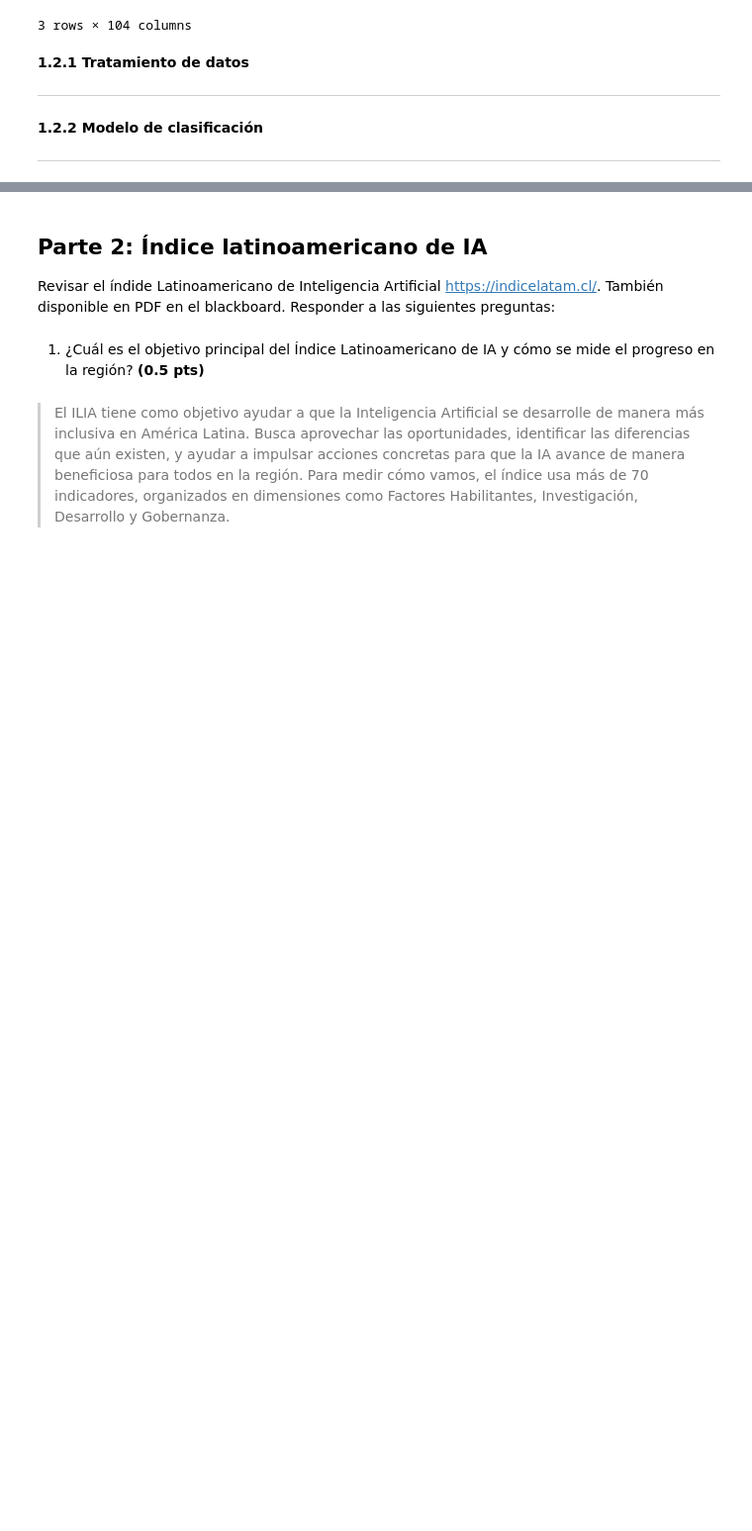
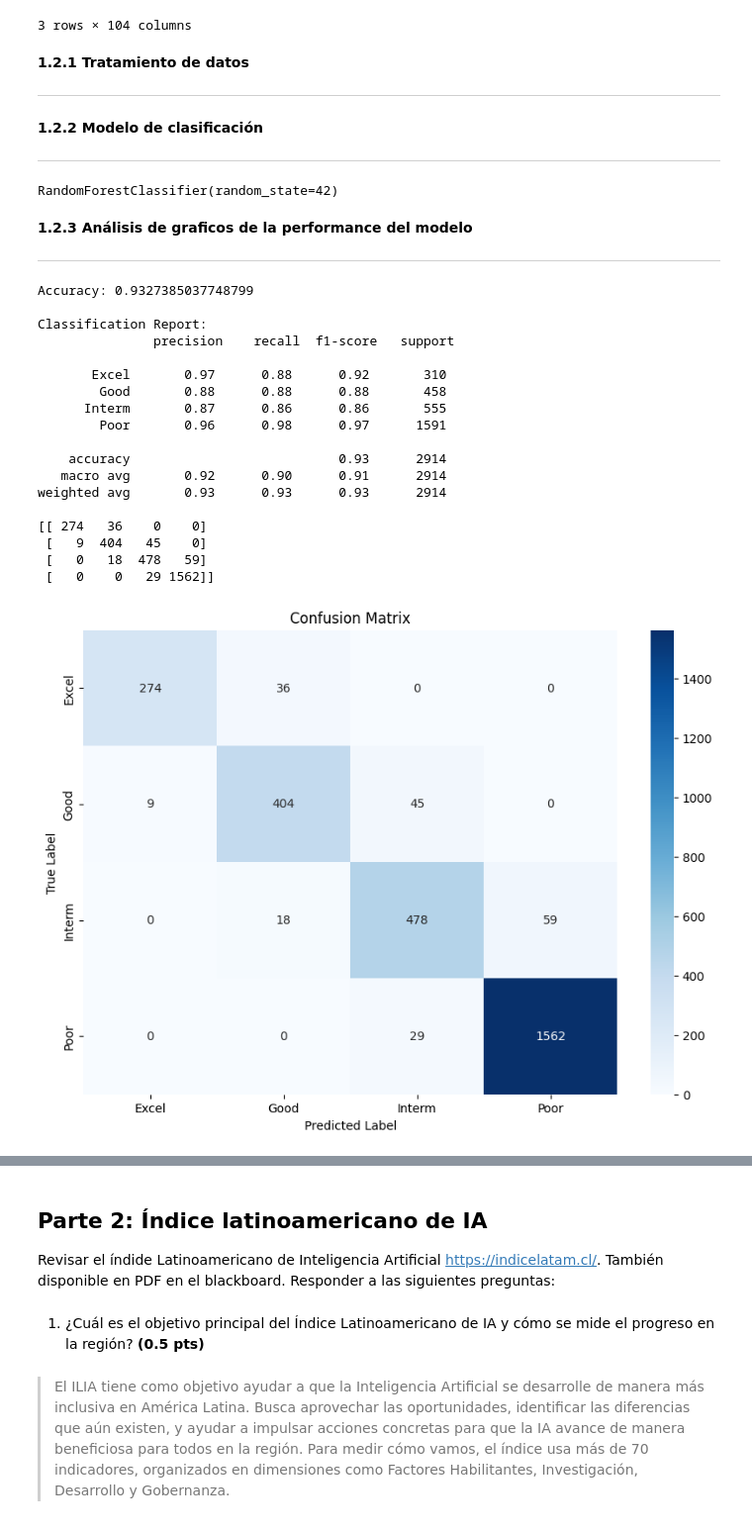
Before and after one commit to farodri03/T.Invest.-ML, a Jupyter notebook: Actividad_2-ML/ml_actividad02.ipynb, the cells around one changed output, grey strips where cells are left out. Shown: that part at 99% size. Drawn from its saved outputs; the diff is of its cells as text; code cells hidden in the pictures; blank space fills up the shorter version.

```diff
--- a/Actividad_2-ML/ml_actividad02.ipynb
+++ b/Actividad_2-ML/ml_actividad02.ipynb
@@ -329,5 +298,57 @@ features = [
     'goalkeeping_positioning', 'goalkeeping_reflexes'
 ]
 
-x = data_players[features]
-y = data_players['categoria_rw']
+x_players = data_players[features]
+y_players = data_players['categoria_rw']
+# %%
+# Codificamos la variable objetivo
+label_encoder = LabelEncoder()
+y_encoded = label_encoder.fit_transform(y_players)
+
+x_train_players, x_test_players, y_train_players, y_test_players = train_test_split(x_players, y_encoded, test_size=0.2, random_state=42)
+
+model_players = RandomForestClassifier(n_estimators=100, random_state=42)
+model_players.fit(x_train_players, y_train_players)
+# %% [output]
+RandomForestClassifier(random_state=42)
+# %% [markdown]
+**1.2.3 Análisis de graficos de la performance del modelo**
+___
+# %%
+y_pred_players = model_players.predict(x_test_players)
+
+# Reporte de métricas
+print("Accuracy:", accuracy_score(y_test_players, y_pred_players))
+print("\nClassification Report:\n", classification_report(y_test_players, y_pred_players, target_names=label_encoder.classes_))
+
+# Matriz de confusión
+conf_matrix = confusion_matrix(y_test_players, y_pred_players)
+print(conf_matrix)
+
+# Gráfica de Matriz de Confusión con Seaborn
+plt.figure(figsize=(10, 7))
+sns.heatmap(conf_matrix, annot=True, cmap='Blues', fmt='g', xticklabels=label_encoder.classes_, yticklabels=label_encoder.classes_)
+plt.title('Confusion Matrix')
+plt.xlabel('Predicted Label')
+plt.ylabel('True Label')
+plt.show()
+# %% [output]
+Accuracy: 0.9327385037748799
+
+Classification Report:
+               precision    recall  f1-score   support
+
+       Excel       0.97      0.88      0.92       310
+        Good       0.88      0.88      0.88       458
+      Interm       0.87      0.86      0.86       555
+        Poor       0.96      0.98      0.97      1591
+
+    accuracy                           0.93      2914
+   macro avg       0.92      0.90      0.91      2914
+weighted avg       0.93      0.93      0.93      2914
+
+[[ 274   36    0    0]
+ [   9  404   45    0]
+ [   0   18  478   59]
+ [   0    0   29 1562]]
+[figure, added]
```
Also changed, not shown: parts of 6 cells of this notebook.
